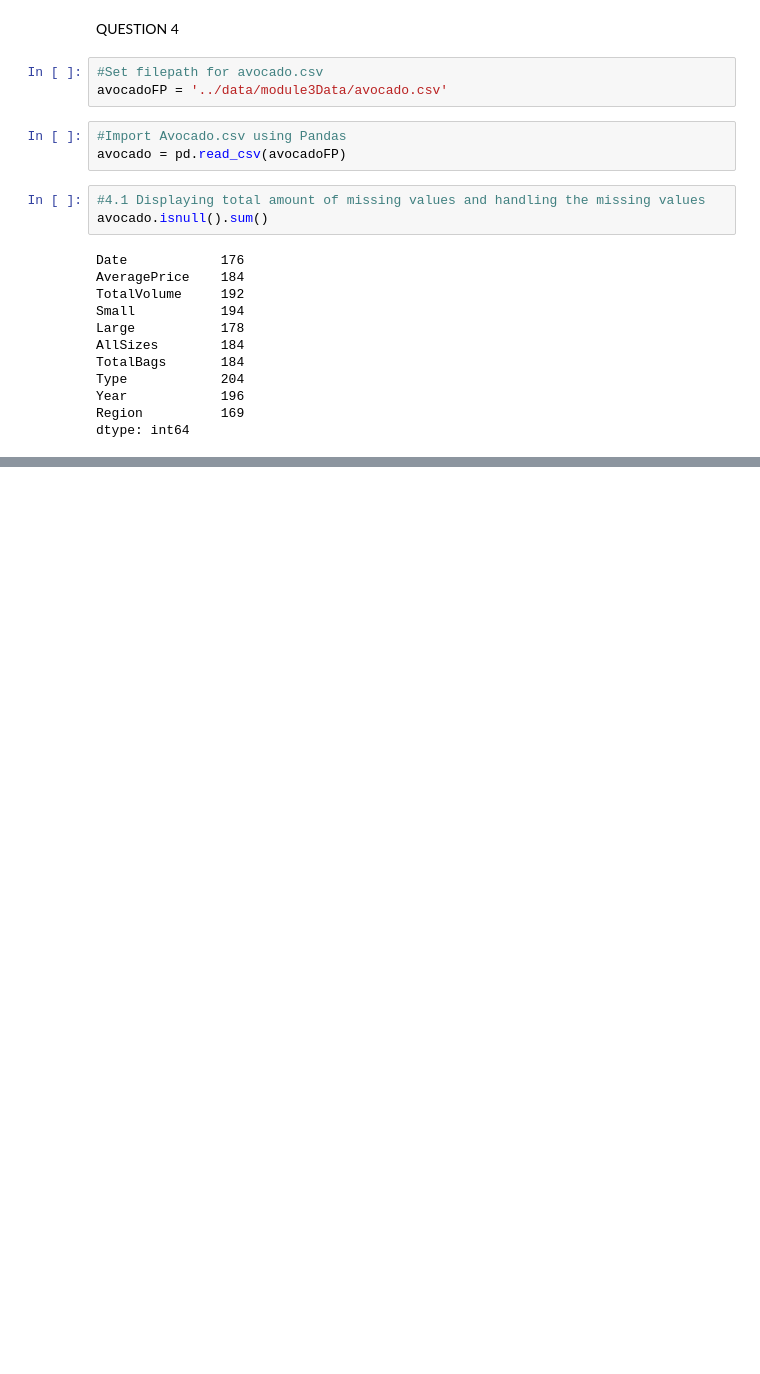
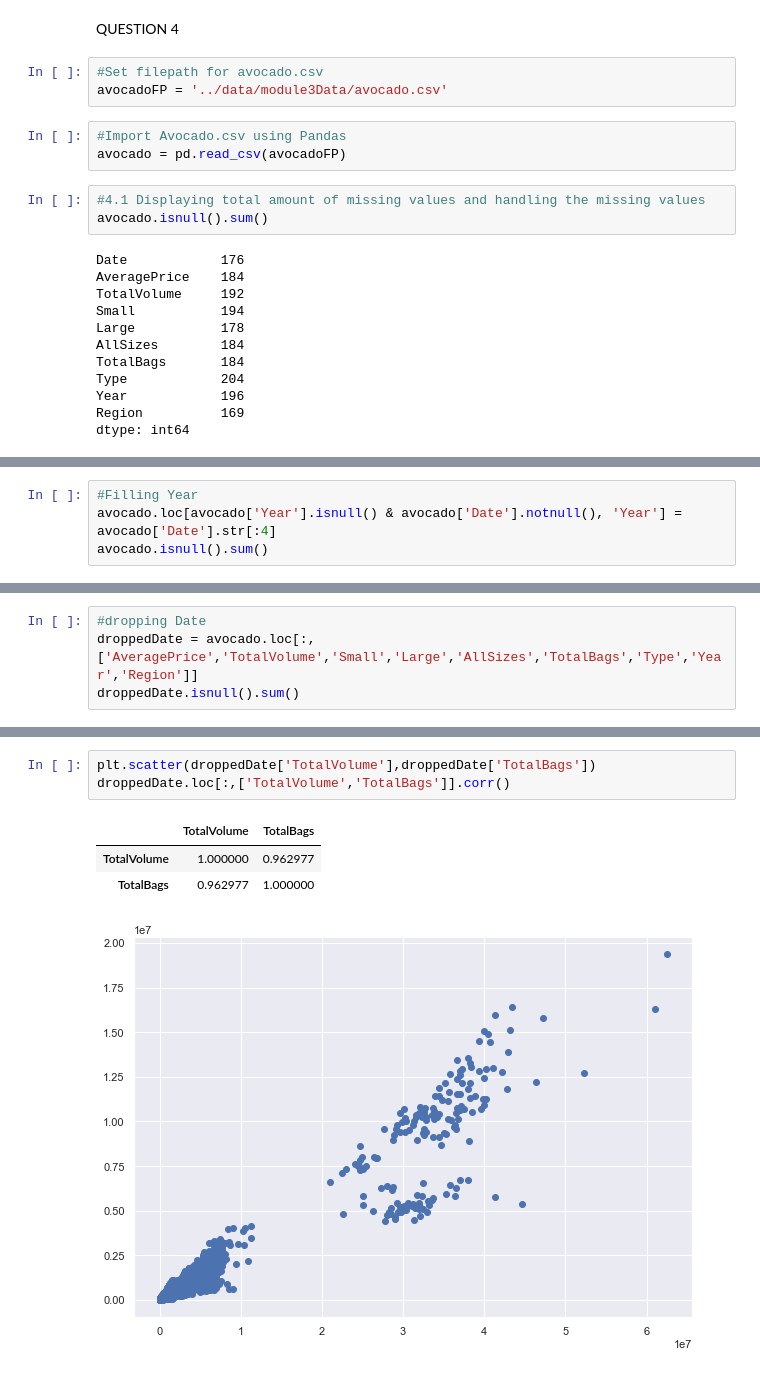
Before and after one commit to ivan-usd/refactored-octo-journey, a Jupyter notebook: notebooks/module3.ipynb, the cells around one changed output, grey strips where cells are left out. Cells and saved outputs as stored; diff of their text form; blank space fills up the shorter version.

```diff
--- a/notebooks/module3.ipynb
+++ b/notebooks/module3.ipynb
@@ -193,0 +201,4 @@ some change
+# %%
+#Filling Year
+avocado.loc[avocado['Year'].isnull() & avocado['Date'].notnull(), 'Year'] = avocado['Date'].str[:4]
+avocado.isnull().sum()
@@ -193,0 +217,4 @@ some change
+# %%
+#dropping Date
+droppedDate = avocado.loc[:,['AveragePrice','TotalVolume','Small','Large','AllSizes','TotalBags','Type','Year','Region']]
+droppedDate.isnull().sum()
@@ -193,0 +232,8 @@ some change
+# %%
+plt.scatter(droppedDate['TotalVolume'],droppedDate['TotalBags'])
+droppedDate.loc[:,['TotalVolume','TotalBags']].corr()
+# %% [output]
+|  | TotalVolume | TotalBags |
+| TotalVolume | 1.000000 | 0.962977 |
+| TotalBags | 0.962977 | 1.000000 |
+[figure, added]
```
Also changed, not shown: parts of 11 cells of this notebook.
